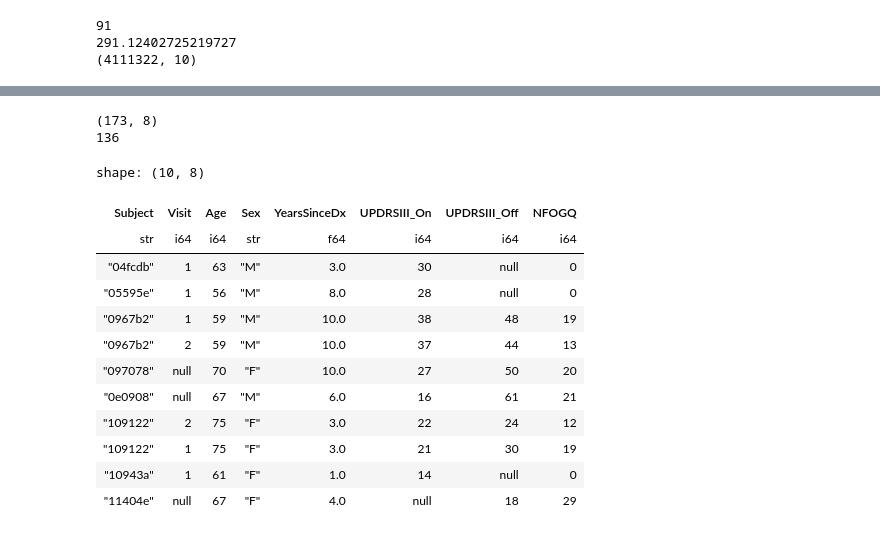
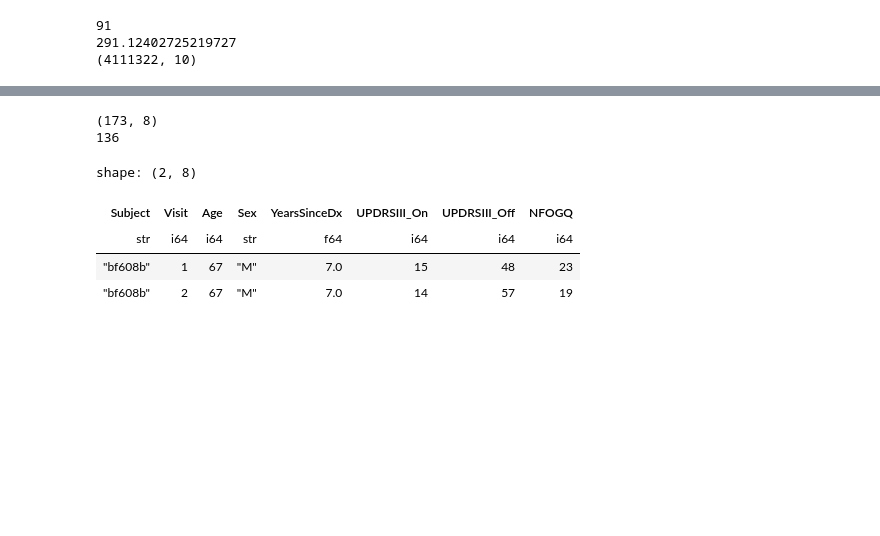
Before and after one commit to sumaniitm/parkinsons-freezing-gait-prediction, a Jupyter notebook: eda-on-data-using-polars.ipynb, the cells around one changed output, grey strips where cells are left out. Drawn from its saved outputs; the diff is of its cells as text; code cells hidden in the pictures; blank space fills up the shorter version.

```diff
--- a/eda-on-data-using-polars.ipynb
+++ b/eda-on-data-using-polars.ipynb
@@ -160,22 +145,14 @@ shape: (10, 4)
 # %%
 subjects = pl.scan_csv("/kaggle/input/tlvmc-parkinsons-freezing-gait-prediction/subjects.csv", try_parse_dates=True)\
 .collect()
 print(subjects.shape)
 print(subjects.select('Subject').n_unique())
-subjects.head(10)
+subjects.filter(pl.col('Subject')=='bf608b')
 # %% [output]
 (173, 8)
 136
-shape: (10, 8)
+shape: (2, 8)
 | Subject | Visit | Age | Sex | YearsSinceDx | UPDRSIII_On | UPDRSIII_Off | NFOGQ |
 | str | i64 | i64 | str | f64 | i64 | i64 | i64 |
-| "04fcdb" | 1 | 63 | "M" | 3.0 | 30 | null | 0 |
-| "05595e" | 1 | 56 | "M" | 8.0 | 28 | null | 0 |
-| "0967b2" | 1 | 59 | "M" | 10.0 | 38 | 48 | 19 |
-| "0967b2" | 2 | 59 | "M" | 10.0 | 37 | 44 | 13 |
-| "097078" | null | 70 | "F" | 10.0 | 27 | 50 | 20 |
-| "0e0908" | null | 67 | "M" | 6.0 | 16 | 61 | 21 |
-| "109122" | 2 | 75 | "F" | 3.0 | 22 | 24 | 12 |
-| "109122" | 1 | 75 | "F" | 3.0 | 21 | 30 | 19 |
-| "10943a" | 1 | 61 | "F" | 1.0 | 14 | null | 0 |
-| "11404e" | null | 67 | "F" | 4.0 | null | 18 | 29 |
+| "bf608b" | 1 | 67 | "M" | 7.0 | 15 | 48 | 23 |
+| "bf608b" | 2 | 67 | "M" | 7.0 | 14 | 57 | 19 |
```
Also changed, not shown: parts of 14 cells of this notebook.
